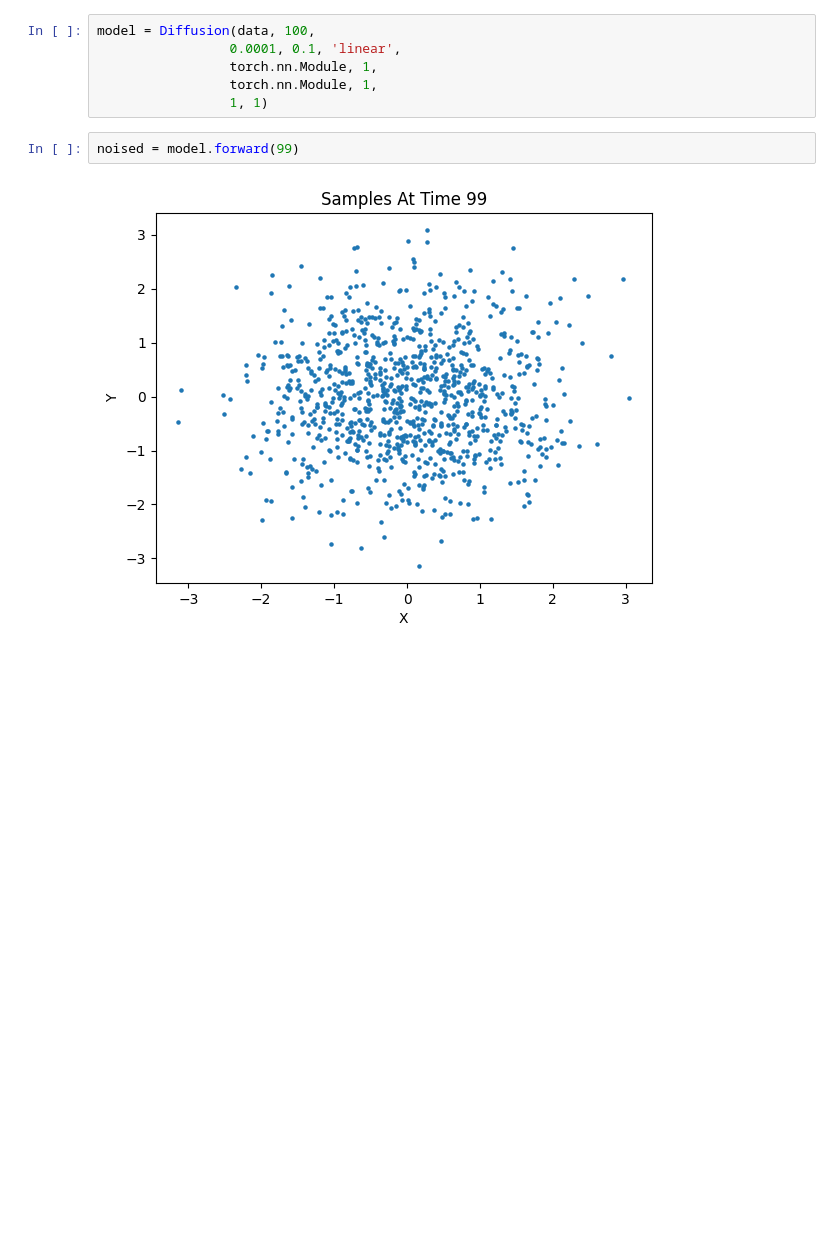
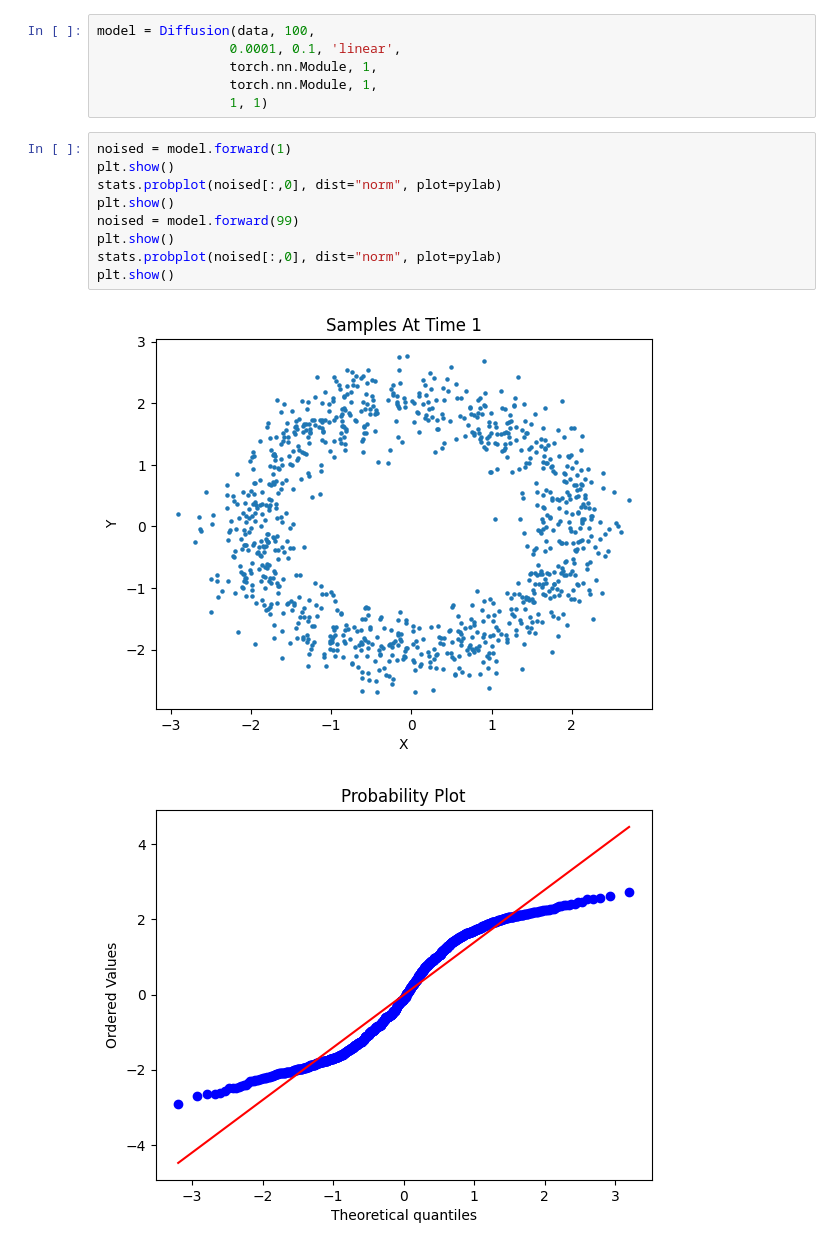
Before and after one commit to KristofPusztai/Probabilistic-Diffusion, a Jupyter notebook: circular_data.ipynb, the cells around one changed output. Drawn from its saved outputs; the diff is of its cells as text; blank space fills up the shorter version.

Commit message:
qq-plots

```diff
--- a/circular_data.ipynb
+++ b/circular_data.ipynb
@@ -78,6 +79,14 @@ model = Diffusion(data, 100,
                  torch.nn.Module, 1,
                  1, 1)
 # %%
+noised = model.forward(1)
+plt.show()
+stats.probplot(noised[:,0], dist="norm", plot=pylab)
+plt.show()
 noised = model.forward(99)
+plt.show()
+stats.probplot(noised[:,0], dist="norm", plot=pylab)
+plt.show()
 # %% [output]
-[figure, old version]
+[figure, new version]
+[figure, added]
```
Also changed, not shown: parts of 3 cells of this notebook.
